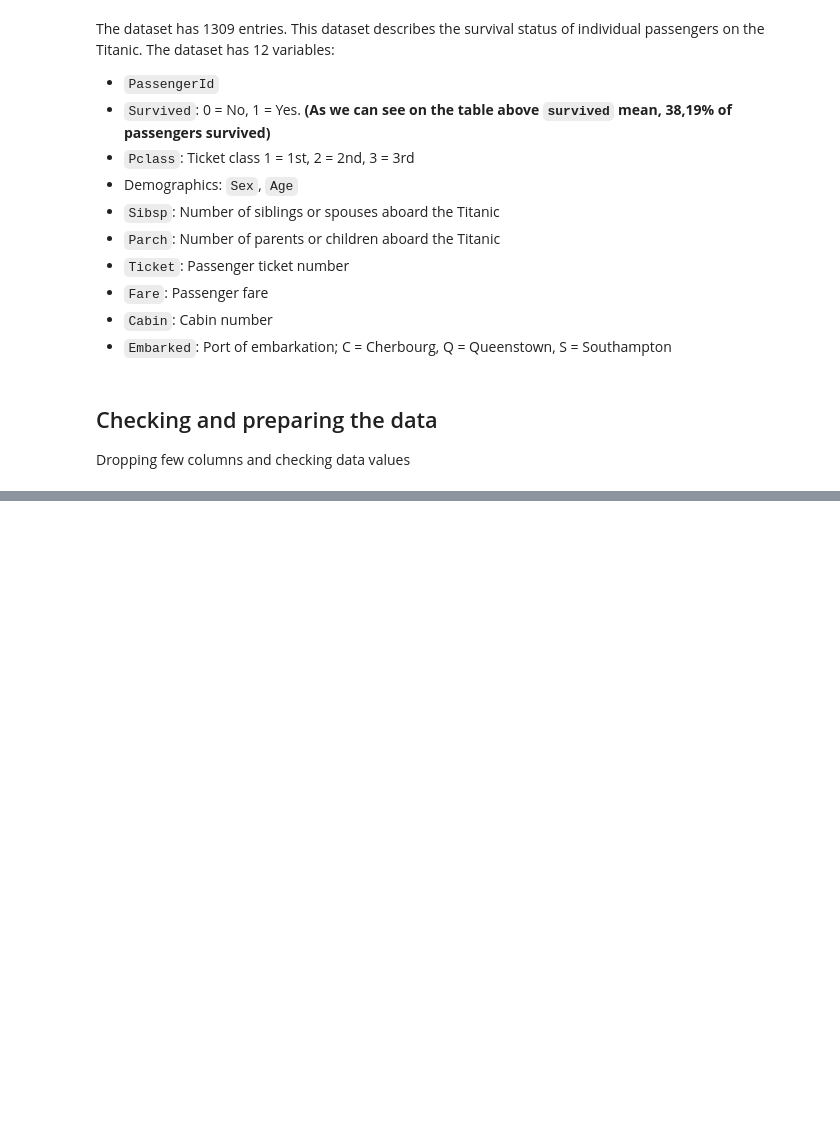
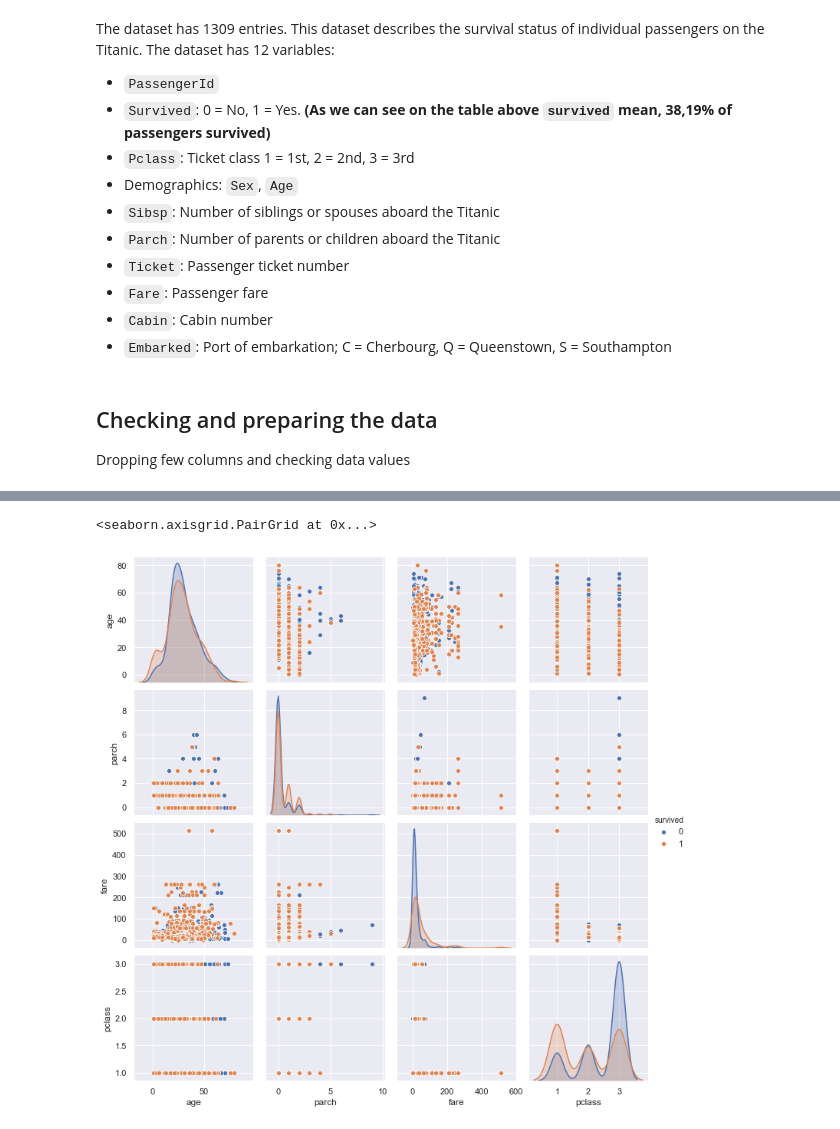
Before and after one commit to antoinedme/titanic-dataset-ml, a Jupyter notebook: Titanic-MachineLearning.ipynb, the cells around one changed output, grey strips where cells are left out. Saved outputs shown, nothing was run; the diff lists cells and outputs as text; code cells hidden in the pictures; blank space fills up the shorter version.

```diff
--- a/Titanic-MachineLearning.ipynb
+++ b/Titanic-MachineLearning.ipynb
@@ -114 +127,12 @@ titanic.insert(0, 'id', range(1, 1 + len(titanic)))
+# %%
+# Draw scatterplots for joint relationships and histograms for univariate distributions:
+# different levels of a categorical variable by the color of plot elements
+sns.set(style="darkgrid")
+
+exploratory = titanic
+exploratory.drop(['id','home.dest','embarked','sibsp'],axis=1,inplace=True)
+sns.pairplot(exploratory, dropna=True, hue="survived")
+# %% [output]
+<seaborn.axisgrid.PairGrid at 0x...>
+[figure, added]
 # %%
```
Also changed, not shown: parts of 10 cells of this notebook.
